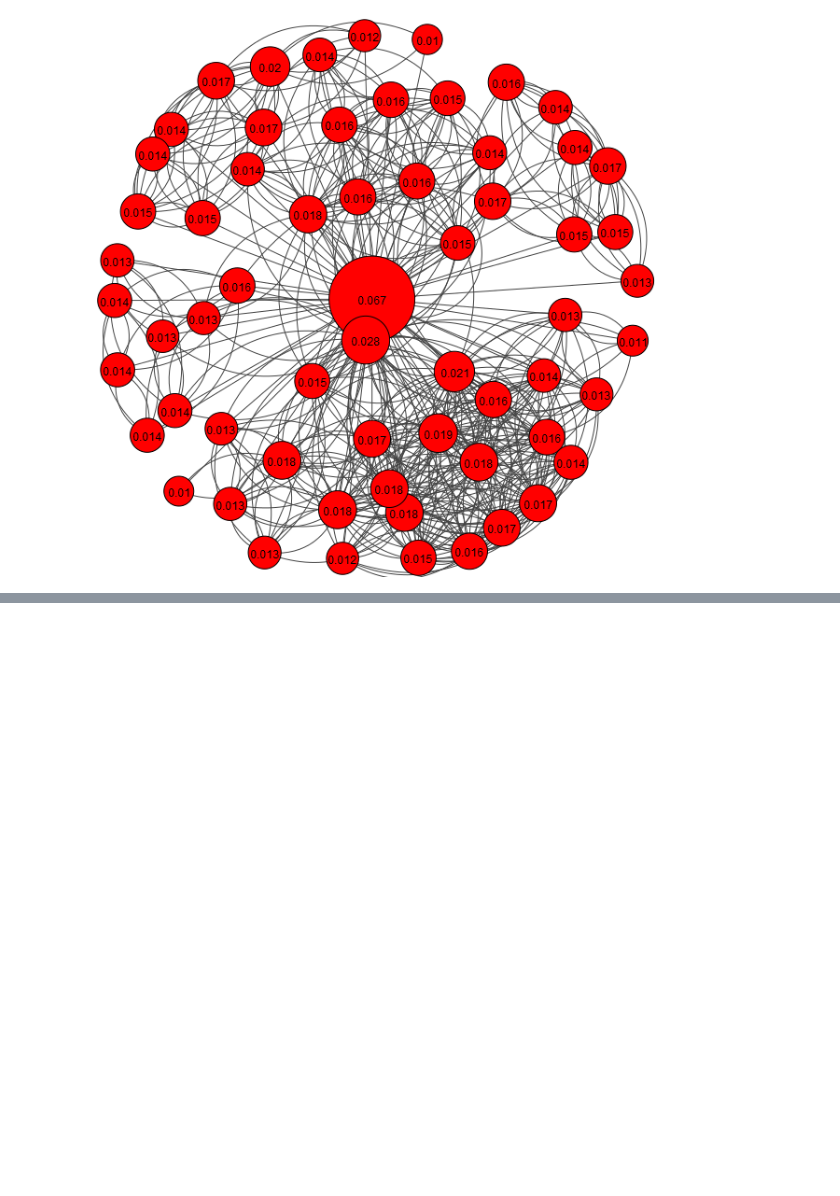
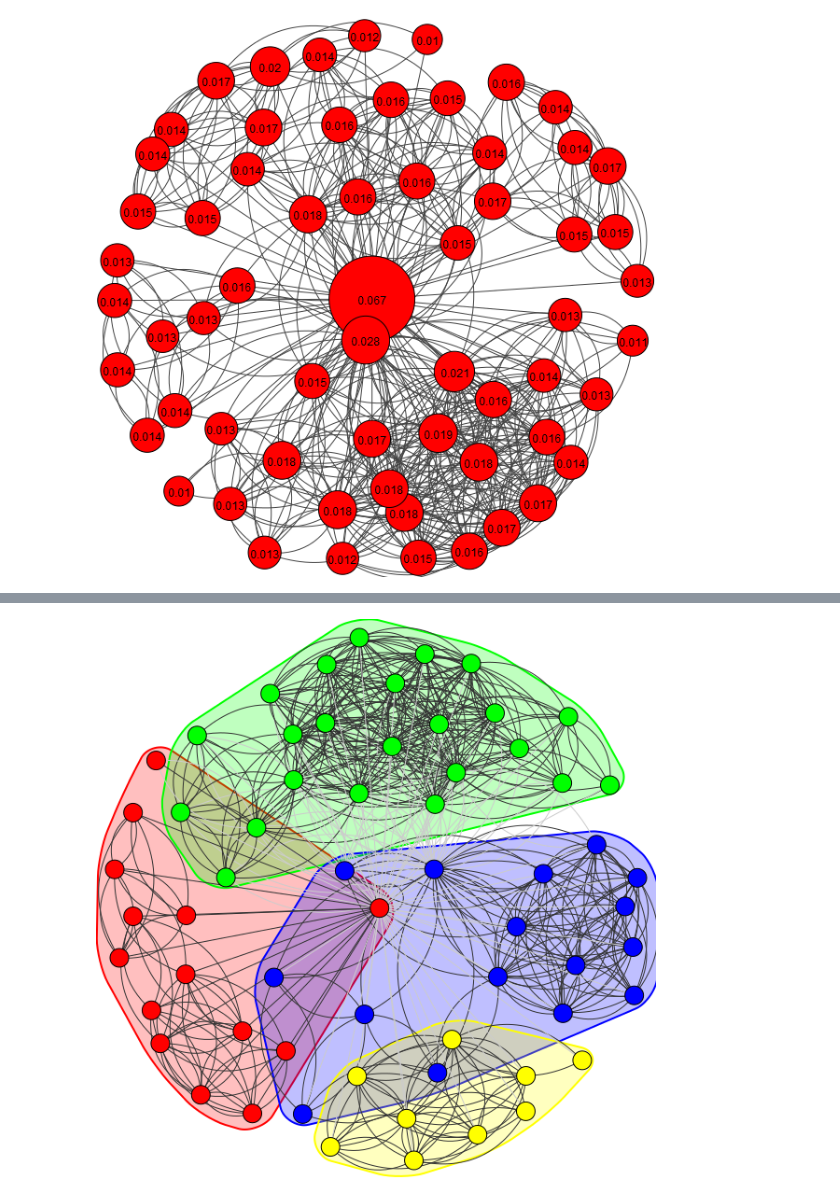
Before and after one commit to josepdecid/CAIM-FIB, a Jupyter notebook: S7/Task2.ipynb, the cells around one changed output, grey strips where cells are left out. Saved outputs shown, nothing was run; the diff lists cells and outputs as text; code cells hidden in the pictures; blank space fills up the shorter version.

```diff
--- a/S7/Task2.ipynb
+++ b/S7/Task2.ipynb
@@ -69,0 +82,6 @@ display.Image(filename="./pagerank.png")
+# %%
+clust = g.community_leading_eigenvector()
+r = plot(clust,target="./caimlab-clust.png",mark_groups=True)
+display.Image(filename="./caimlab-clust.png")
+# %% [output]
+[figure, added]
```
Also changed, not shown: parts of 4 cells of this notebook, 1 other file.
